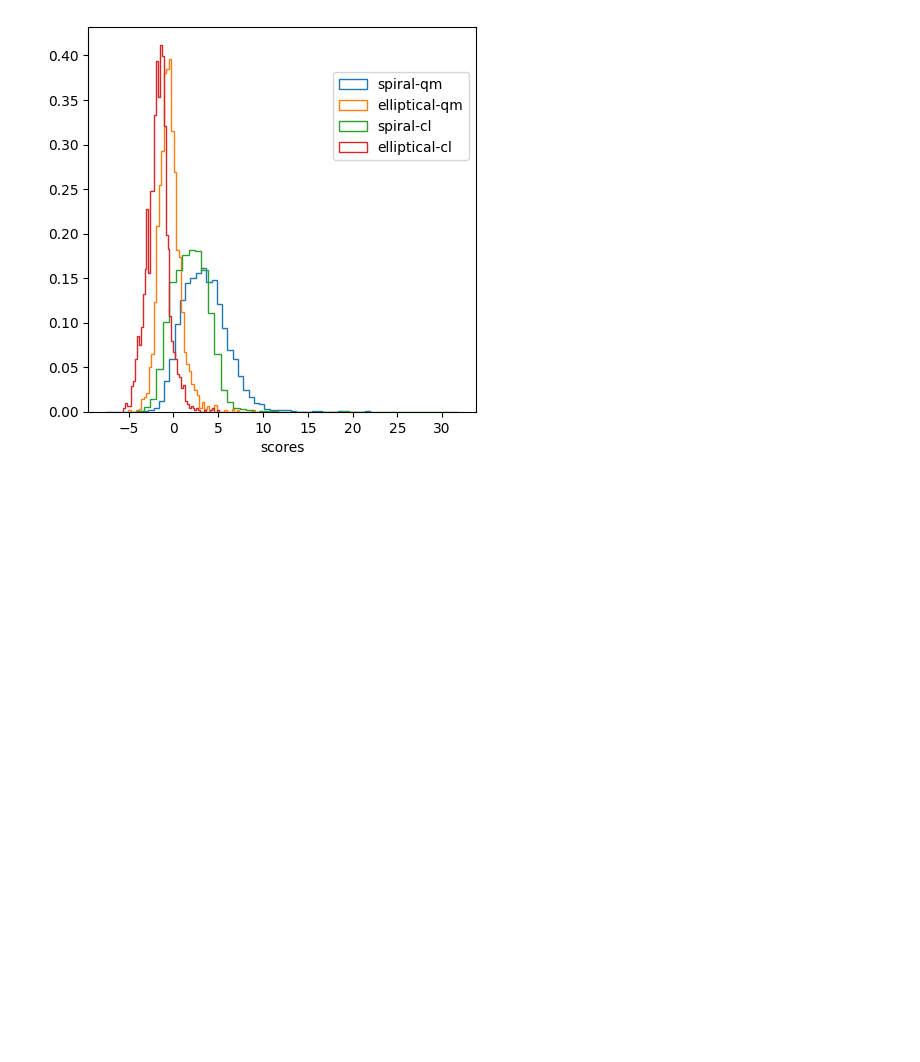
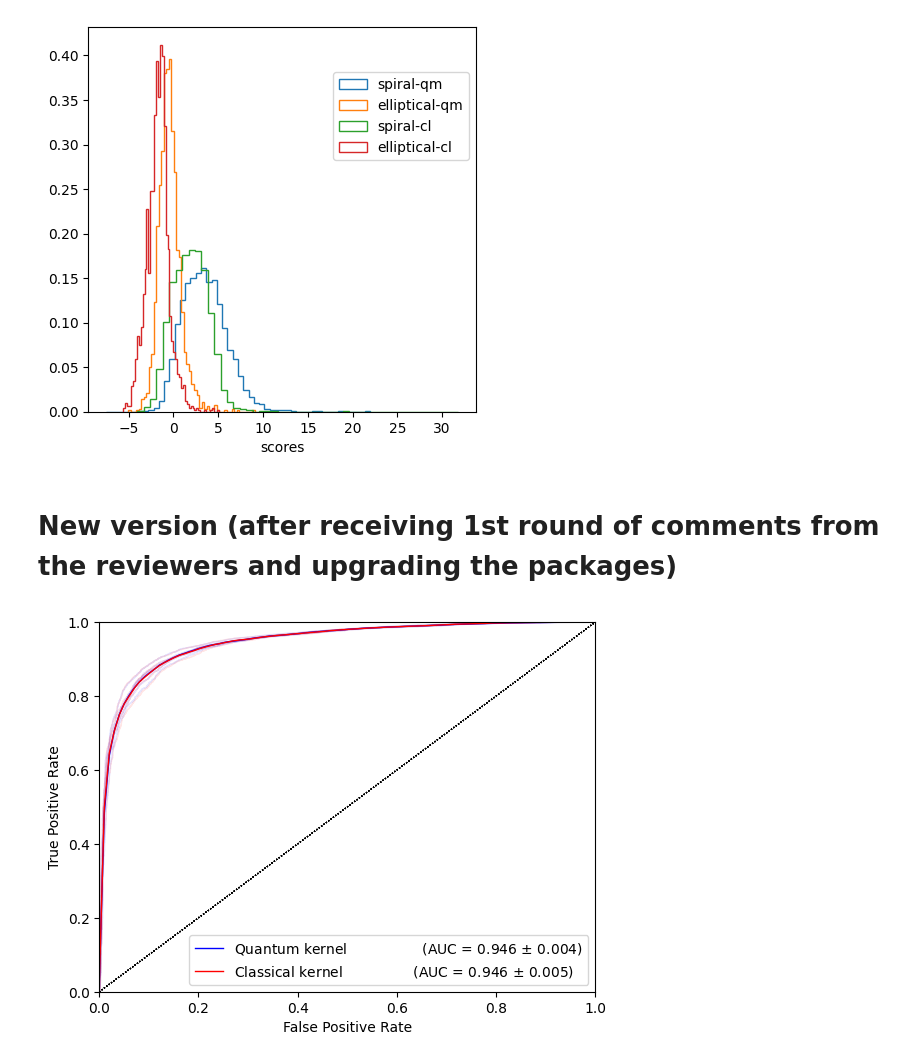
Before and after one commit to mhassans/galaxyMorphology, a Jupyter notebook: Plotting.ipynb, the cells around one changed output. Cells and saved outputs as stored; diff of their text form; code cells hidden in the pictures; blank space fills up the shorter version.

Commit message:
upgraded qiskit packages checked. Same result found

```diff
--- a/Plotting.ipynb
+++ b/Plotting.ipynb
@@ -364,3 +366,18 @@ for totalSize in totalSizes:
 hist_features2(df_qm, df_cl, feature='scores', density=True) # this is for fold 5 now!!!!! # DISTRIBUTIONS ARE NOT NORMALIZED
 # %% [output]
 [figure]
+# %% [markdown]
+# New version (after receiving 1st round of comments from the reviewers and upgrading the packages)
+# %%
+#totalSizes = [100, 500, 1000, 5000, 10000, 50000]
+totalSizes = [50000]
+#k_values = [5, 10, 20]
+k_values = [5]
+for totalSize in totalSizes:
+    for k_value in k_values:
+        path_quant = 'output/result_Quant-alpha0p03-C10000000p0-entangleTypefull-balancedSamplingFalse-Simulation-dataMapFuncNone-nShotsNone-interactionYandYZ-weightNone-trainSize'+str(int(4*totalSize/5))+'-testSize'+str(int(totalSize/5))+'-foldIdx{}-minOfK'+str(k_value)+'.pkl'
+        #path_quant = 'output/result_Quant-alpha0p03-C10000000p0-dataMapFuncNone-interactionYandYZ-weightNone-trainSize'+str(int(4*totalSize/5))+'-testSize'+str(int(totalSize/5))+'-foldIdx{}-minOfK'+str(k_value)+'.pkl'
+        path_class = 'output/backupBeforeAug2023/noTType-optimisedHyperParams-9May2023/result_Class-C10000000p0-gamma0p01-weightNone-trainSize'+str(int(4*totalSize/5))+'-testSize'+str(int(totalSize/5))+'-foldIdx{}-minOfK'+str(k_value)+'.pkl'
+        plot_roc_compare(path_quant, path_class, saveFig=False)
+# %% [output]
+[figure, added]
```
Also changed, not shown: parts of 3 cells of this notebook, 3 other files.
